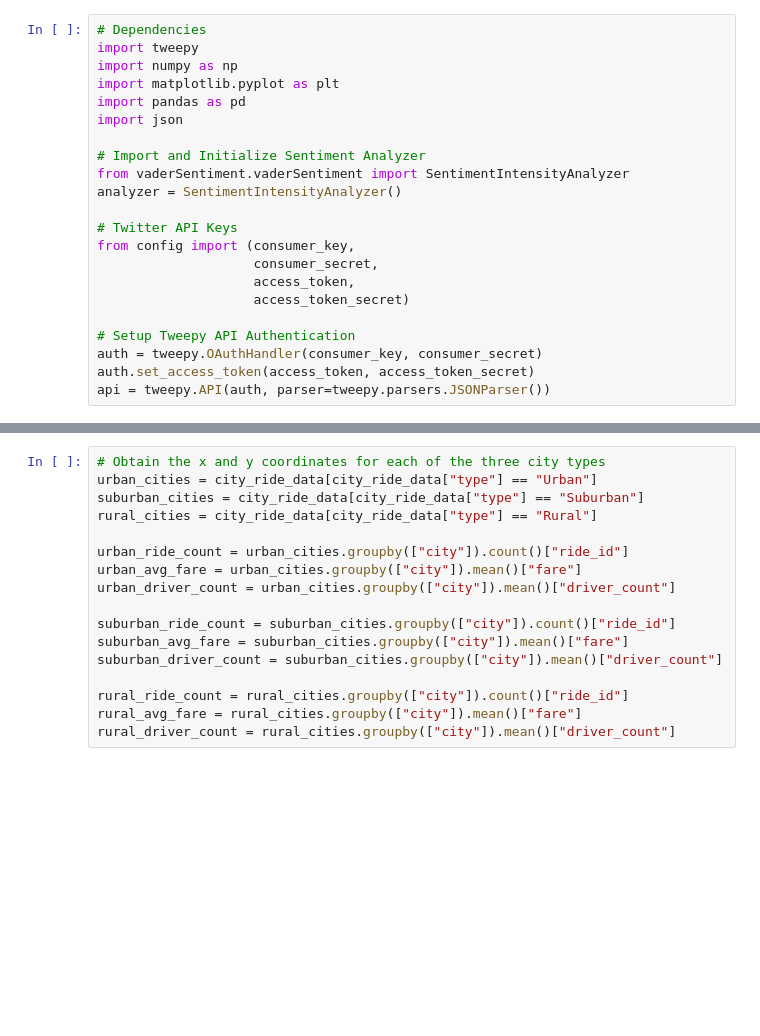
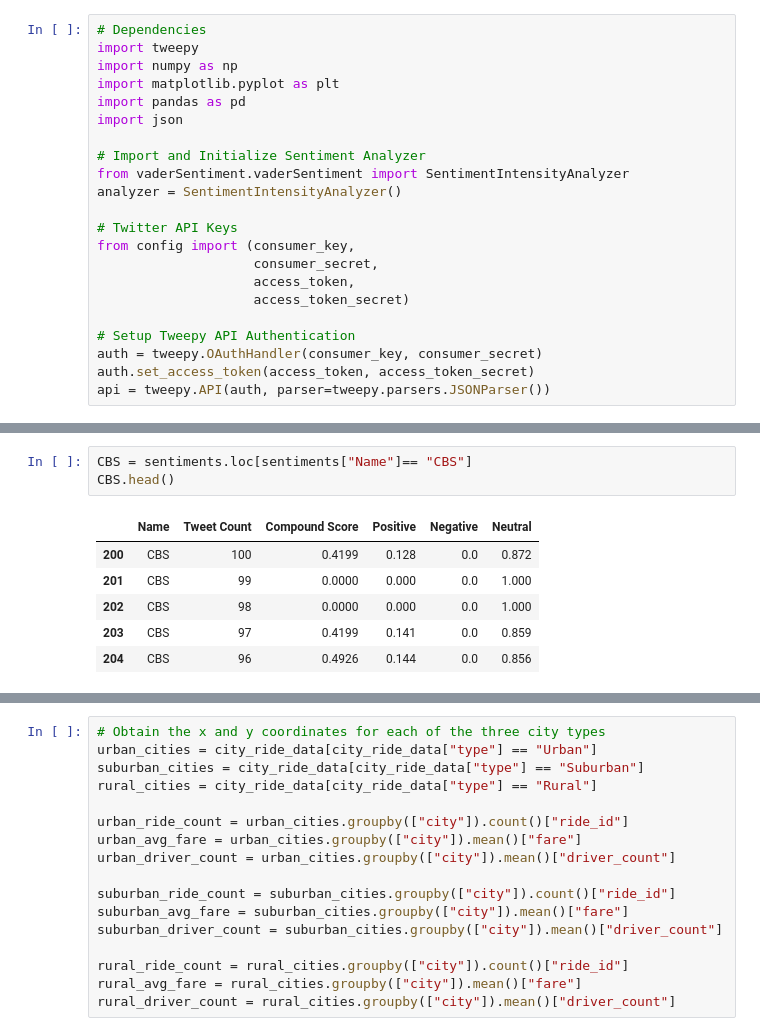
Before and after one commit to wendywalsh/social_analytics, a Jupyter notebook: Instructions_social_analytics.ipynb, the cells around one changed output, grey strips where cells are left out. Drawn from its saved outputs; the diff is of its cells as text; blank space fills up the shorter version.

```diff
--- a/Instructions_social_analytics.ipynb
+++ b/Instructions_social_analytics.ipynb
@@ -212,0 +141,10 @@ sentiments_pd.head()
+# %%
+CBS = sentiments.loc[sentiments["Name"]== "CBS"]
+CBS.head()
+# %% [output]
+|  | Name | Tweet Count | Compound Score | Positive | Negative | Neutral |
+| 200 | CBS | 100 | 0.4199 | 0.128 | 0.0 | 0.872 |
+| 201 | CBS | 99 | 0.0000 | 0.000 | 0.0 | 1.000 |
+| 202 | CBS | 98 | 0.0000 | 0.000 | 0.0 | 1.000 |
+| 203 | CBS | 97 | 0.4199 | 0.141 | 0.0 | 0.859 |
+| 204 | CBS | 96 | 0.4926 | 0.144 | 0.0 | 0.856 |
```
Also changed, not shown: parts of 14 cells of this notebook, 2 other files.
